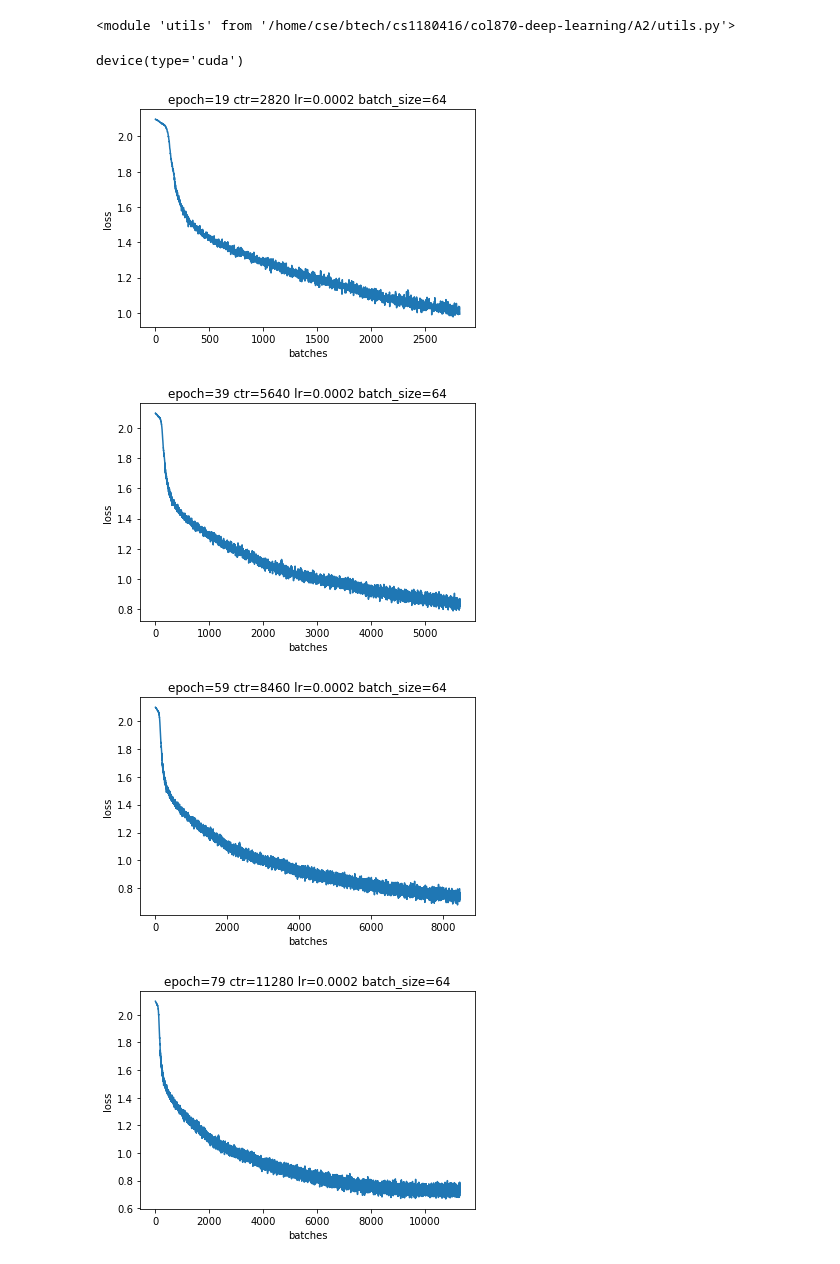
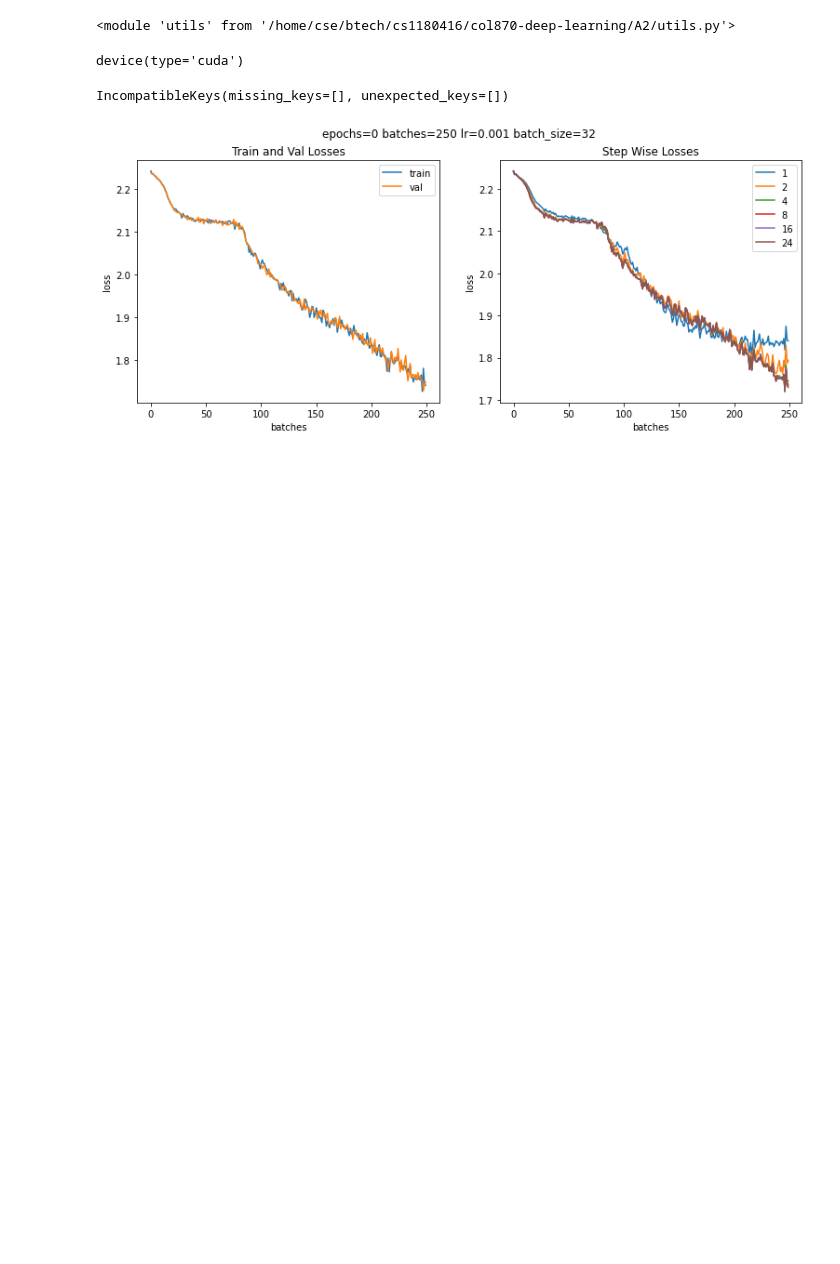
Before and after one commit to rishabh-ranjan/col870-deep-learning, a Jupyter notebook: A2/train_rrn.ipynb, the cells around one changed output. Drawn from its saved outputs; the diff is of its cells as text; code cells hidden in the pictures; blank space fills up the shorter version.

```diff
--- a/A2/train_rrn.ipynb
+++ b/A2/train_rrn.ipynb
@@ -27,9 +25,21 @@ torch.save((test_x, test_y), 'data/pt-cache/rrn_test_x_y.pt')
+# %%
+lenet = models.LeNet()
+lenet.load_state_dict(torch.load('data/pt-cache/lenet.pt', map_location='cpu'))
+# %% [output]
+IncompatibleKeys(missing_keys=[], unexpected_keys=[])
+# %%
+train_x = utils.decode_sudoku_img(train_query_X, lenet, device, 4096).cpu()
+val_x = utils.decode_sudoku_img(val_query_X, lenet, device, 4096).cpu()
+train_y = utils.decode_sudoku_img(train_target_X, lenet, device, 4096).cpu()
+val_y = utils.decode_sudoku_img(val_target_X, lenet, device, 4096).cpu()
+# %%
+train_X = F.one_hot(train_x, num_classes=9).view(-1,576)
+val_X = F.one_hot(val_x, num_classes=9).view(-1,576)
 # %%
-rrn = models.RRN(1)
+rrn = models.RRN(24)
 # %%
-train.train_net(rrn, train_X, train_y, lr=2e-4, batch_size=64, n_epochs=1000, device=device, show_step=2820)
+train.train_net_val_rrn(rrn, train_X, train_y, val_X, val_y,
+                        lr=1e-3, batch_size=32, n_epochs=1000, device=device,
+                        steps=[0,1,3,7,15,23], show_step=250)
 # %% [output]
-[figure, old version]
+[figure, new version]
-[figure, removed]
-[figure, removed]
-[figure, removed]
```
Also changed, not shown: parts of 7 cells of this notebook, 6 other files.
